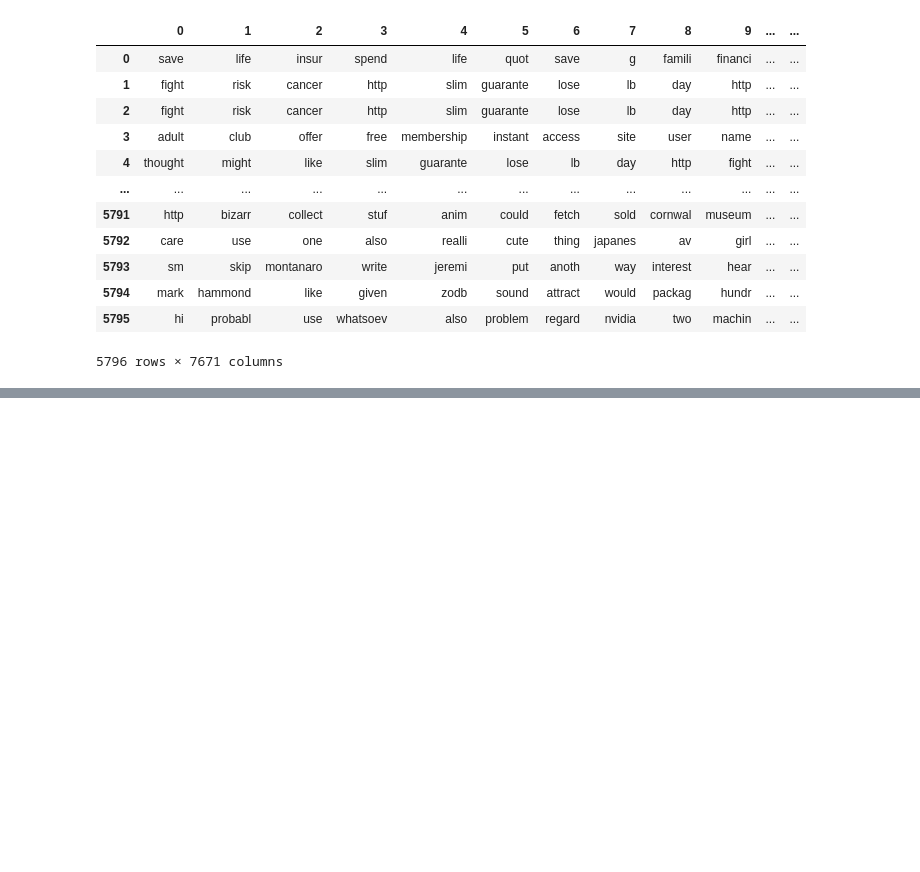
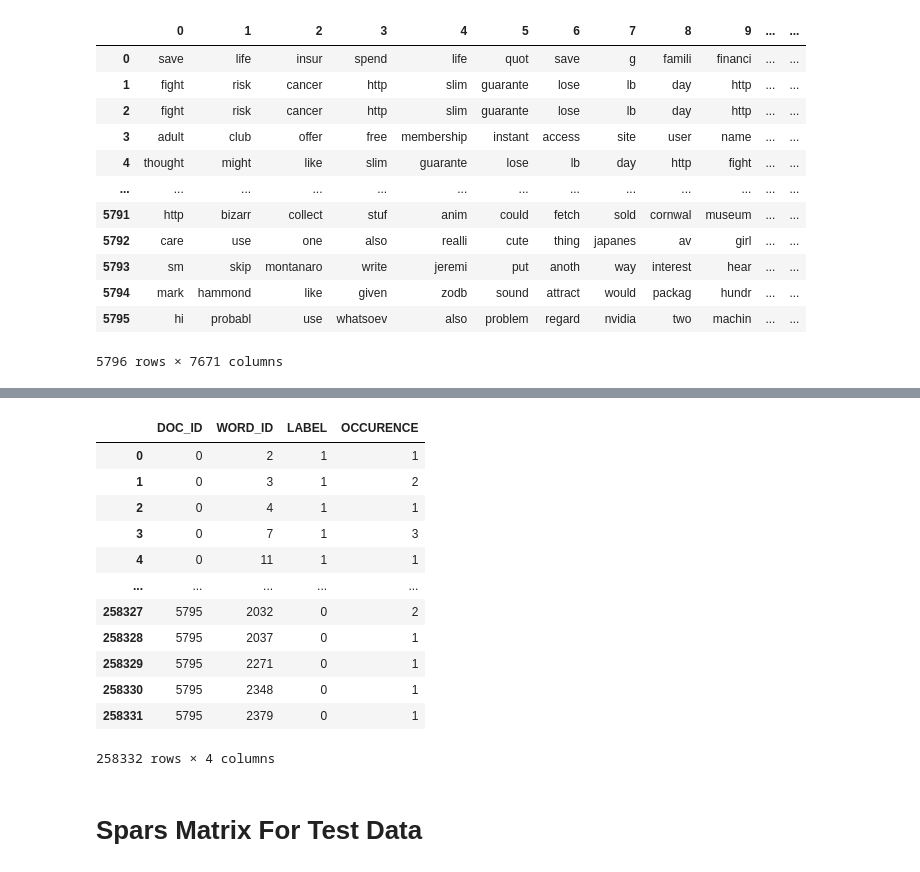
Before and after one commit to qa-amin/Naive-Bayes-Classifier-to-Filter-Spam-Emails, a Jupyter notebook: Naive _Bayes _Classifier.ipynb, the cells around one changed output, grey strips where cells are left out. Drawn from its saved outputs; the diff is of its cells as text; code cells hidden in the pictures; blank space fills up the shorter version.

```diff
--- a/Naive _Bayes _Classifier.ipynb
+++ b/Naive _Bayes _Classifier.ipynb
@@ -405,0 +500,3 @@ X_train, X_test, y_train, y_test = train_test_split(word_columns_df, data['CATEG
+# %%
+train_grouped = spars_train_df.groupby(['DOC_ID', 'WORD_ID', 'LABEL']).sum()
+train_grouped
@@ -405,0 +518,17 @@ X_train, X_test, y_train, y_test = train_test_split(word_columns_df, data['CATEG
+# %%
+train_grouped = train_grouped.reset_index()
+train_grouped
+# %% [output]
+|  | DOC_ID | WORD_ID | LABEL | OCCURENCE |
+| 0 | 0 | 2 | 1 | 1 |
+| 1 | 0 | 3 | 1 | 2 |
+| 2 | 0 | 4 | 1 | 1 |
+| 3 | 0 | 7 | 1 | 3 |
+| 4 | 0 | 11 | 1 | 1 |
+| ... | ... | ... | ... | ... |
+| 258327 | 5795 | 2032 | 0 | 2 |
+| 258328 | 5795 | 2037 | 0 | 1 |
+| 258329 | 5795 | 2271 | 0 | 1 |
+| 258330 | 5795 | 2348 | 0 | 1 |
+| 258331 | 5795 | 2379 | 0 | 1 |
+258332 rows × 4 columns
@@ -405,0 +537,2 @@ X_train, X_test, y_train, y_test = train_test_split(word_columns_df, data['CATEG
+# %% [markdown]
+# Spars Matrix For Test Data
```
Also changed, not shown: parts of 22 cells of this notebook, 3 other files.
